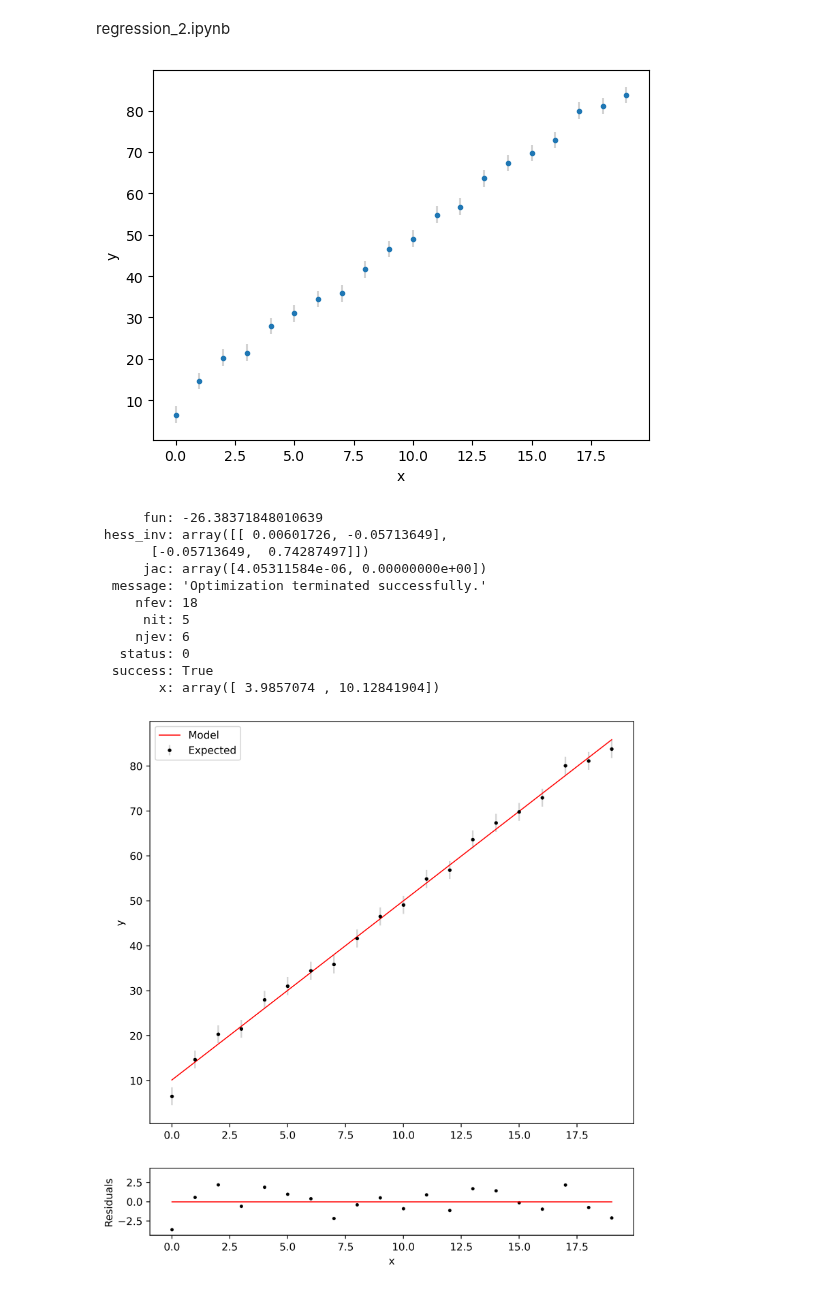
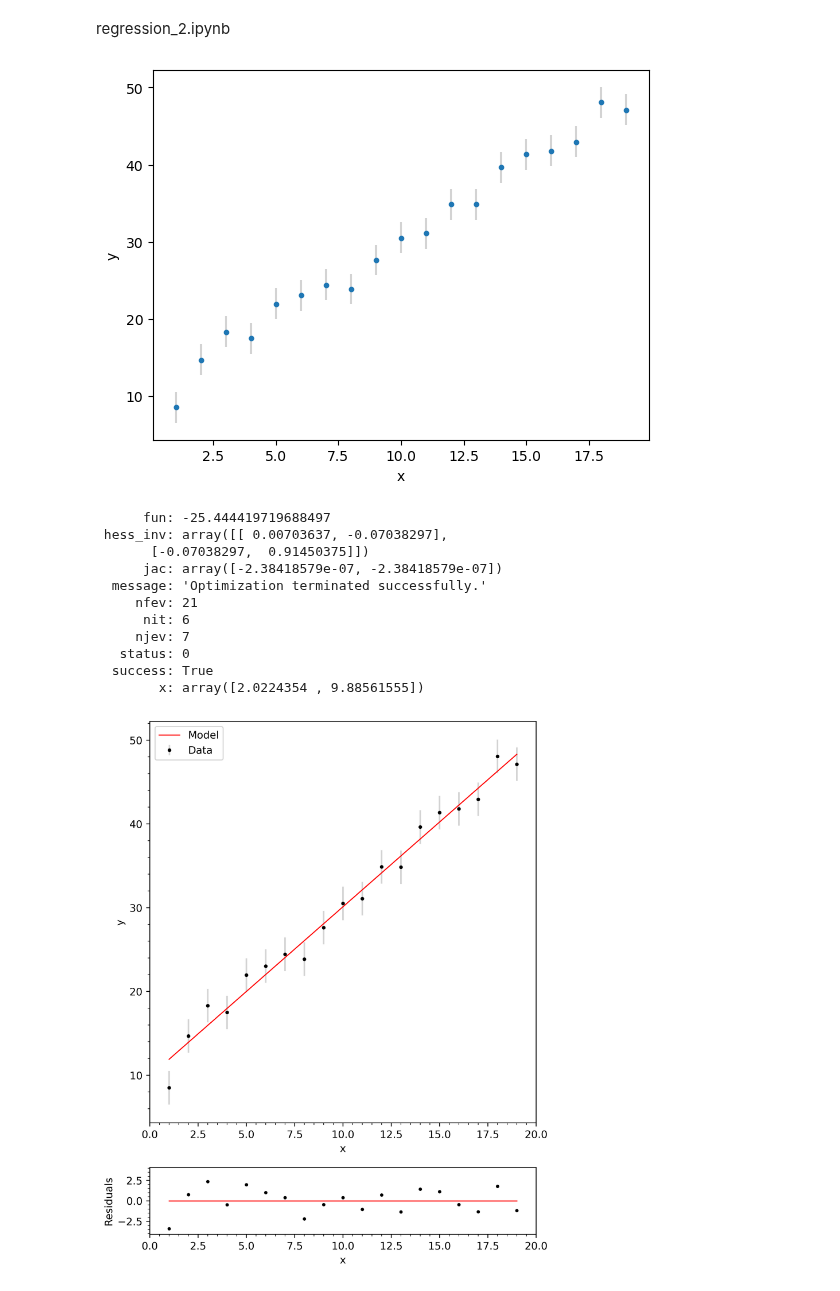
Before and after one commit to hrwakeford/MSci2022_TESS, a Jupyter notebook: Regression/regression_2.ipynb, the cells around one changed output. Drawn from its saved outputs; the diff is of its cells as text; code cells hidden in the pictures.

```diff
--- a/Regression/regression_2.ipynb
+++ b/Regression/regression_2.ipynb
@@ -14,10 +14,10 @@ def make_real_y(x, true_m=1.5, true_c=5., sigma=1.):
     errs = np.random.normal(loc=0., scale=sigma, size=len(x))
     return true_y + errs
 
-m = 4
+m = 2
 c = 10.
 sigma = 2.
-x = np.arange(0, 20, 1)
+x = np.arange(1, 20, 1)
 y = make_real_y(x, m, c, sigma)
 # %%
 plt.errorbar(x, y, yerr=sigma, fmt='.', ecolor='LightGrey', label="Expected")
@@ -26,7 +26,7 @@ plt.ylabel("y")
 # plt.legend()
 plt.show()
 # %% [output]
-[figure, old version]
+[figure, new version]
 # %%
 def log_likelihood(params):
     model_m, model_c = params
@@ -59,52 +59,53 @@ print(likelihood_model)
 y_m = likelihood_model['x'][0] * x + likelihood_model['x'][1]
 residual = y - y_m
 # %% [output]
-      fun: -26.38371848010639
- hess_inv: array([[ 0.00601726, -0.05713649],
-       [-0.05713649,  0.74287497]])
-      jac: array([4.05311584e-06, 0.00000000e+00])
+      fun: -25.444419719688497
+ hess_inv: array([[ 0.00703637, -0.07038297],
+       [-0.07038297,  0.91450375]])
+      jac: array([-2.38418579e-07, -2.38418579e-07])
   message: 'Optimization terminated successfully.'
-     nfev: 18
-      nit: 5
-     njev: 6
+     nfev: 21
+      nit: 6
+     njev: 7
    status: 0
   success: True
-        x: array([ 3.9857074 , 10.12841904])
+        x: array([2.0224354 , 9.88561555])
 # %%
 #Panel settings
 left = 0.1
 bottom = 0.1
 width = 0.65
 height = 0.9
 spacing = -1.15
 
 rect = [left, bottom, width, height]
 rect_res = [left, bottom+height+spacing, width, 0.15]
 
-fig = plt.figure(figsize=(10, 6), dpi=500)
+fig = plt.figure(figsize=(8, 6), dpi=500)
 ax = fig.add_axes(rect)
 
 ax_res = fig.add_axes(rect_res, sharex=ax)
 
 #Top panel
-ax.errorbar(x, y, yerr=sigma, fmt='.', markersize=5, color='black', ecolor='LightGrey', label="Expected")
+ax.errorbar(x, y, yerr=sigma, fmt='.', markersize=5, color='black', ecolor='LightGrey', label="Data")
 ax.plot(x, y_m, color='red',label="Model", lw=1)
-ax.set(ylabel = "y")
-# ax.set_xlim((min(x), max(x)))
+ax.set(xlabel="x", ylabel="y")
+ax.set_xlim((0, max(x)+1))
 ax.legend()
 
-ax.tick_params(axis='x', which='minor')
-ax.tick_params(axis='y', which='minor')
+ax.xaxis.set_minor_locator(ticker.AutoMinorLocator())
+ax.yaxis.set_minor_locator(ticker.AutoMinorLocator())
 
 #Bottom panel
 ax_res.scatter(x, residual, color='black', s=5)
 ax_res.set_ylim((-max(abs(residual))*1.2, max(abs(residual)*1.2)))
 ax_res.plot([min(x), max(x)], [0, 0], color='red', lw=1)
 ax_res.set(xlabel="x", ylabel="Residuals")
 
 ax_res.xaxis.set_minor_locator(ticker.AutoMinorLocator())
 ax_res.yaxis.set_minor_locator(ticker.AutoMinorLocator())
 
+# fig.subplots_adjust(hspace=0.1)
 plt.show()
 # %% [output]
-[figure, old version]
+[figure, new version]
```
Also changed, not shown: 3 other files.
